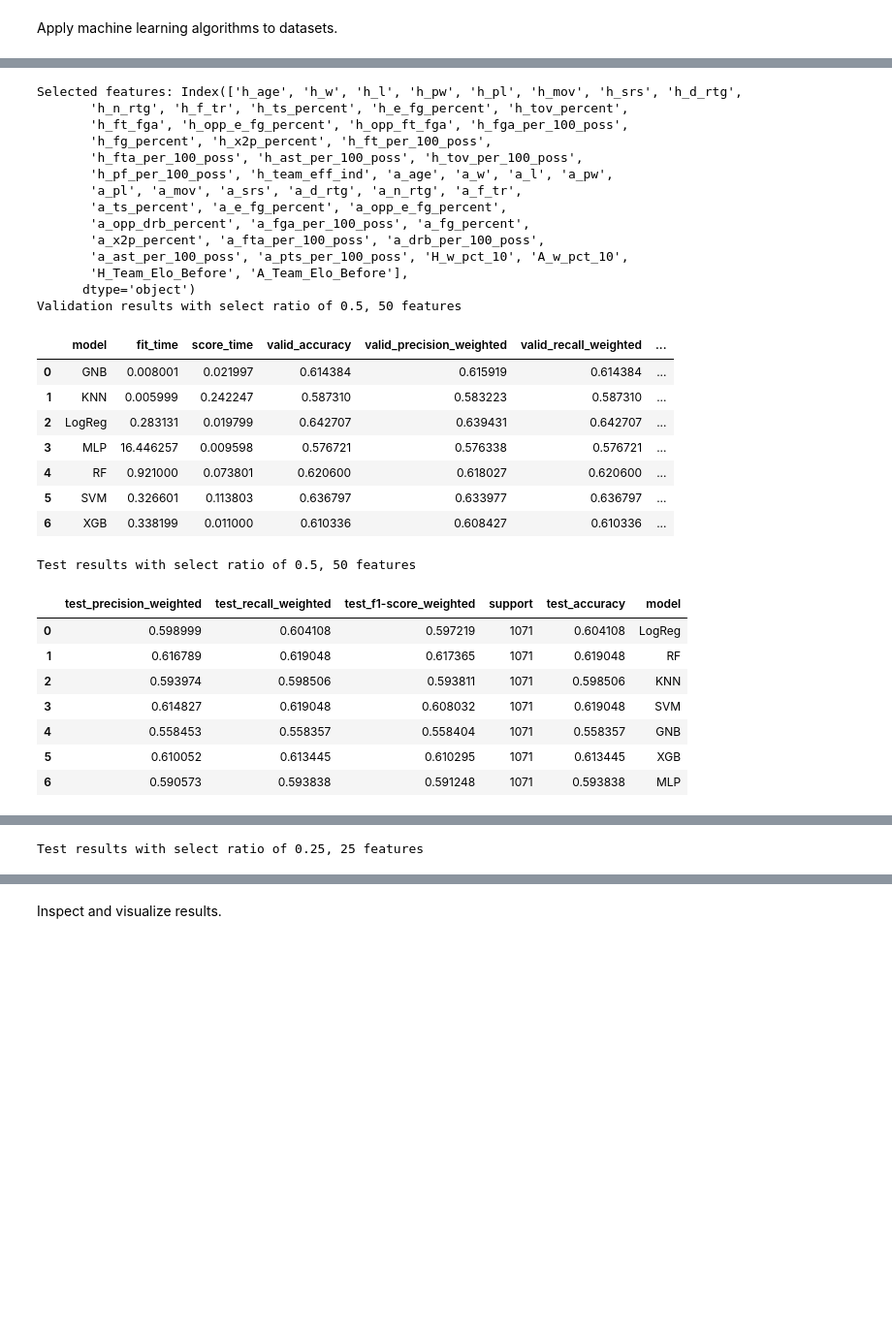
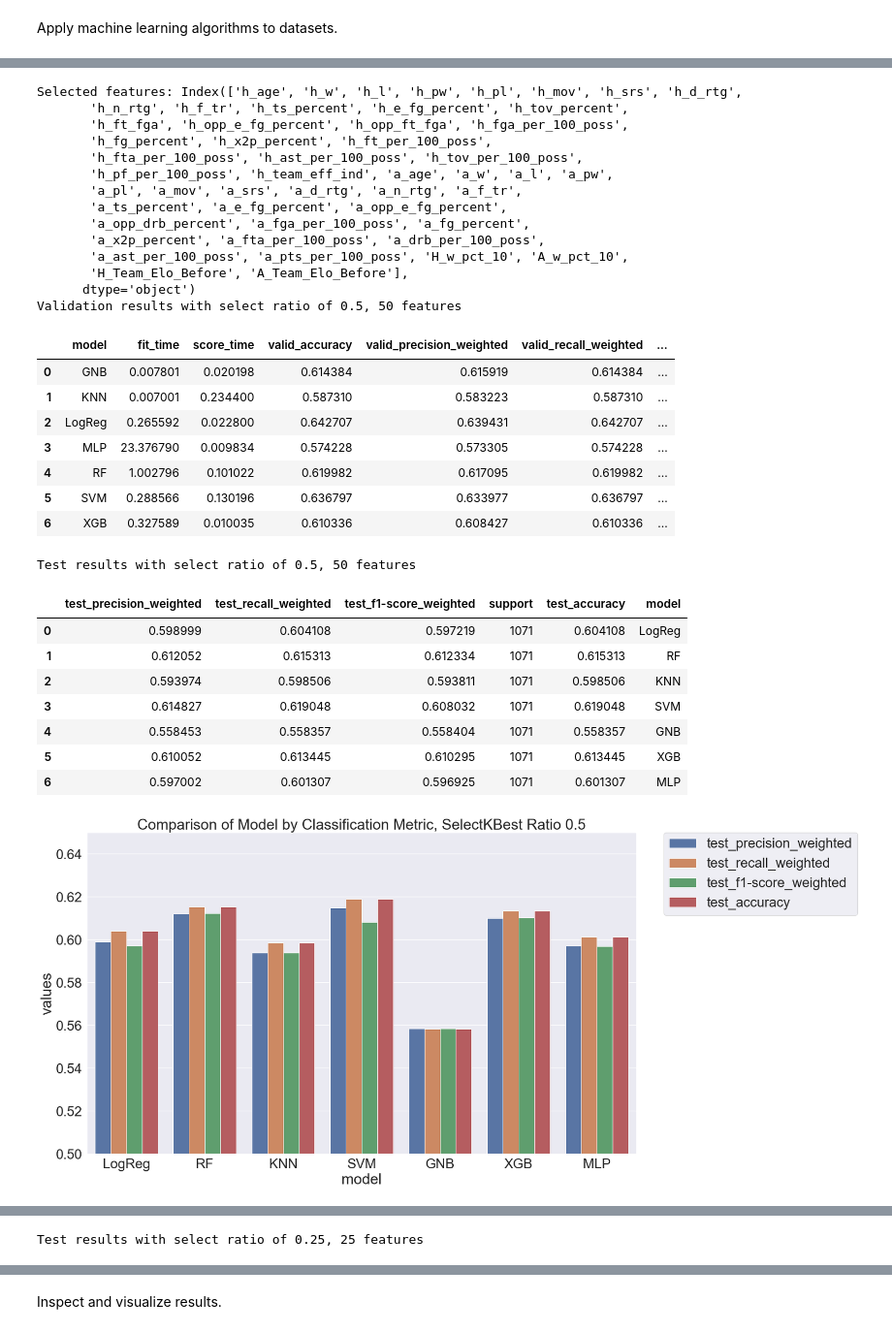
Before and after one commit to ethanleicht/NBA_Model, a Jupyter notebook: our_code2.ipynb, the cells around one changed output, grey strips where cells are left out. Shown at 97% size. Cells and saved outputs as stored; diff of their text form; code cells hidden in the pictures; blank space fills up the shorter version.

```diff
--- a/our_code2.ipynb
+++ b/our_code2.ipynb
@@ -417,7 +417,7 @@ def generate_bar_graph(method, ratio, df):
     ax = sns.barplot(data=df_melted, x='model', y='values', hue='metric')
     plt.legend(bbox_to_anchor=(1.05, 1), loc=2, borderaxespad=0.)
     plt.title(title_metric)
-    ax.set_ylim(0.4)
+    ax.set_ylim(0.5)
     plt.show()
 # %%
 for result in pca_results:
@@ -469,49 +497,52 @@ for result in select_results:
     feature_names = X.columns
     select_feature_names = feature_names[select_indices]
     print(f'Selected features: {select_feature_names}')
 
     print(f'Validation results with select ratio of {select_ratio}, {n_features} features')
     vdf.columns = [col.replace('test_', 'valid_') if col.startswith('test_') else col for col in vdf.columns]
     display(vdf.groupby('model').mean().reset_index())
 
     print(f'Test results with select ratio of {select_ratio}, {n_features} features')
     for col in ['precision','recall','f1-score']:
         if col in tdf.columns:
             tdf.rename(columns={col: 'test_' + col + '_weighted'}, inplace=True)
     tdf.rename(columns={'accuracy': 'test_accuracy'}, inplace=True)
     display(tdf)
+
+    generate_bar_graph('SelectKBest',select_ratio,tdf.drop(columns=['support']))
 # %% [output]
 Selected features: Index(['h_age', 'h_w', 'h_l', 'h_pw', 'h_pl', 'h_mov', 'h_srs', 'h_d_rtg',
        'h_n_rtg', 'h_f_tr', 'h_ts_percent', 'h_e_fg_percent', 'h_tov_percent',
        'h_ft_fga', 'h_opp_e_fg_percent', 'h_opp_ft_fga', 'h_fga_per_100_poss',
        'h_fg_percent', 'h_x2p_percent', 'h_ft_per_100_poss',
        'h_fta_per_100_poss', 'h_ast_per_100_poss', 'h_tov_per_100_poss',
        'h_pf_per_100_poss', 'h_team_eff_ind', 'a_age', 'a_w', 'a_l', 'a_pw',
        'a_pl', 'a_mov', 'a_srs', 'a_d_rtg', 'a_n_rtg', 'a_f_tr',
        'a_ts_percent', 'a_e_fg_percent', 'a_opp_e_fg_percent',
        'a_opp_drb_percent', 'a_fga_per_100_poss', 'a_fg_percent',
        'a_x2p_percent', 'a_fta_per_100_poss', 'a_drb_per_100_poss',
        'a_ast_per_100_poss', 'a_pts_per_100_poss', 'H_w_pct_10', 'A_w_pct_10',
        'H_Team_Elo_Before', 'A_Team_Elo_Before'],
       dtype='object')
 Validation results with select ratio of 0.5, 50 features
 |  | model | fit_time | score_time | valid_accuracy | valid_precision_weighted | valid_recall_weighted | ... |
-| 0 | GNB | 0.008001 | 0.021997 | 0.614384 | 0.615919 | 0.614384 | ... |
-| 1 | KNN | 0.005999 | 0.242247 | 0.587310 | 0.583223 | 0.587310 | ... |
-| 2 | LogReg | 0.283131 | 0.019799 | 0.642707 | 0.639431 | 0.642707 | ... |
-| 3 | MLP | 16.446257 | 0.009598 | 0.576721 | 0.576338 | 0.576721 | ... |
-| 4 | RF | 0.921000 | 0.073801 | 0.620600 | 0.618027 | 0.620600 | ... |
-| 5 | SVM | 0.326601 | 0.113803 | 0.636797 | 0.633977 | 0.636797 | ... |
-| 6 | XGB | 0.338199 | 0.011000 | 0.610336 | 0.608427 | 0.610336 | ... |
+| 0 | GNB | 0.007801 | 0.020198 | 0.614384 | 0.615919 | 0.614384 | ... |
+| 1 | KNN | 0.007001 | 0.234400 | 0.587310 | 0.583223 | 0.587310 | ... |
+| 2 | LogReg | 0.265592 | 0.022800 | 0.642707 | 0.639431 | 0.642707 | ... |
+| 3 | MLP | 23.376790 | 0.009834 | 0.574228 | 0.573305 | 0.574228 | ... |
+| 4 | RF | 1.002796 | 0.101022 | 0.619982 | 0.617095 | 0.619982 | ... |
+| 5 | SVM | 0.288566 | 0.130196 | 0.636797 | 0.633977 | 0.636797 | ... |
+| 6 | XGB | 0.327589 | 0.010035 | 0.610336 | 0.608427 | 0.610336 | ... |
 Test results with select ratio of 0.5, 50 features
 |  | test_precision_weighted | test_recall_weighted | test_f1-score_weighted | support | test_accuracy | model |
 | 0 | 0.598999 | 0.604108 | 0.597219 | 1071 | 0.604108 | LogReg |
-| 1 | 0.616789 | 0.619048 | 0.617365 | 1071 | 0.619048 | RF |
+| 1 | 0.612052 | 0.615313 | 0.612334 | 1071 | 0.615313 | RF |
 | 2 | 0.593974 | 0.598506 | 0.593811 | 1071 | 0.598506 | KNN |
 | 3 | 0.614827 | 0.619048 | 0.608032 | 1071 | 0.619048 | SVM |
 | 4 | 0.558453 | 0.558357 | 0.558404 | 1071 | 0.558357 | GNB |
 | 5 | 0.610052 | 0.613445 | 0.610295 | 1071 | 0.613445 | XGB |
-| 6 | 0.590573 | 0.593838 | 0.591248 | 1071 | 0.593838 | MLP |
+| 6 | 0.597002 | 0.601307 | 0.596925 | 1071 | 0.601307 | MLP |
+[figure, added]
 Selected features: Index(['h_age', 'h_f_tr', 'h_ts_percent', 'h_tov_percent', 'h_ft_fga',
        'h_opp_e_fg_percent', 'h_opp_ft_fga', 'h_fga_per_100_poss',
        'h_ft_per_100_poss', 'h_fta_per_100_poss', 'h_tov_per_100_poss',
```
Also changed, not shown: parts of 5 cells of this notebook.
